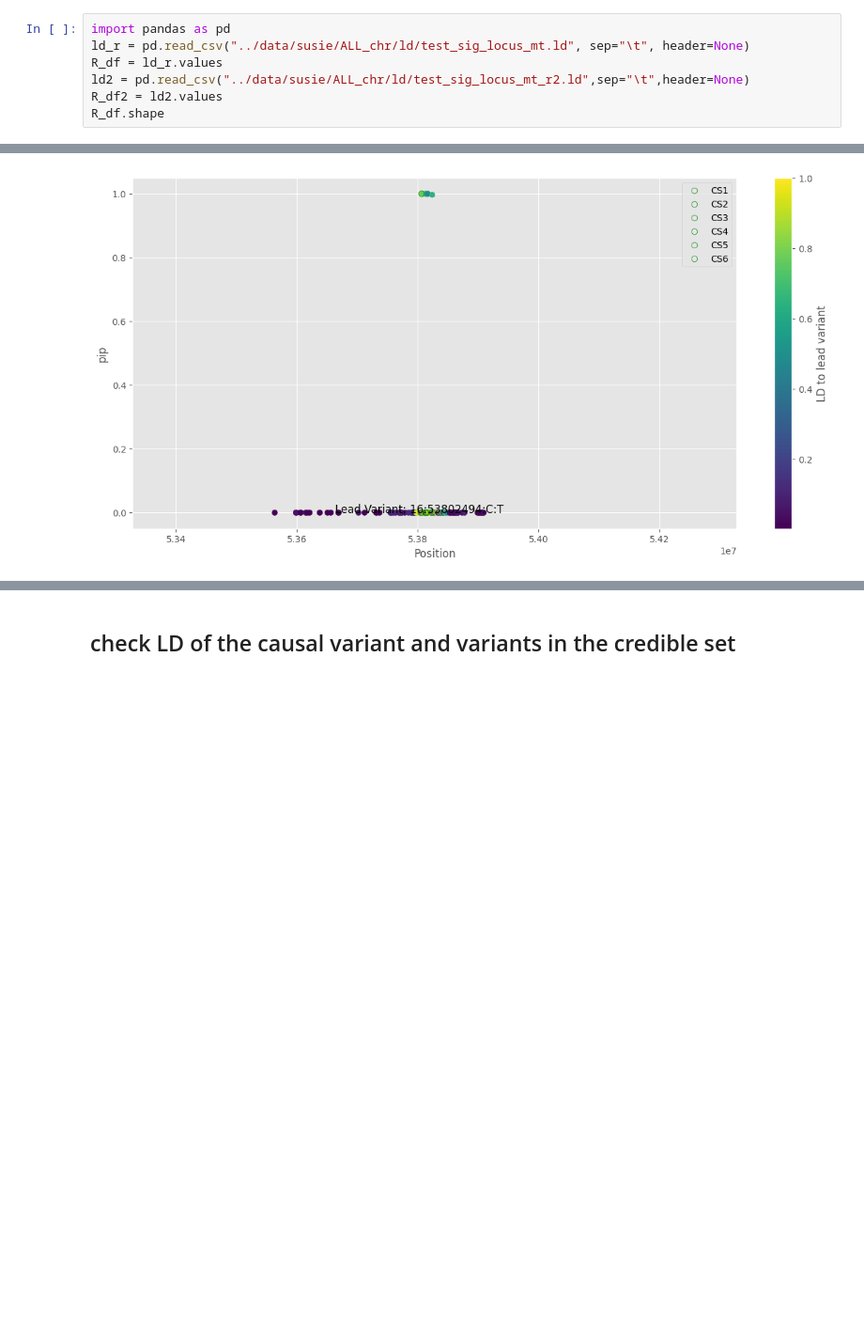
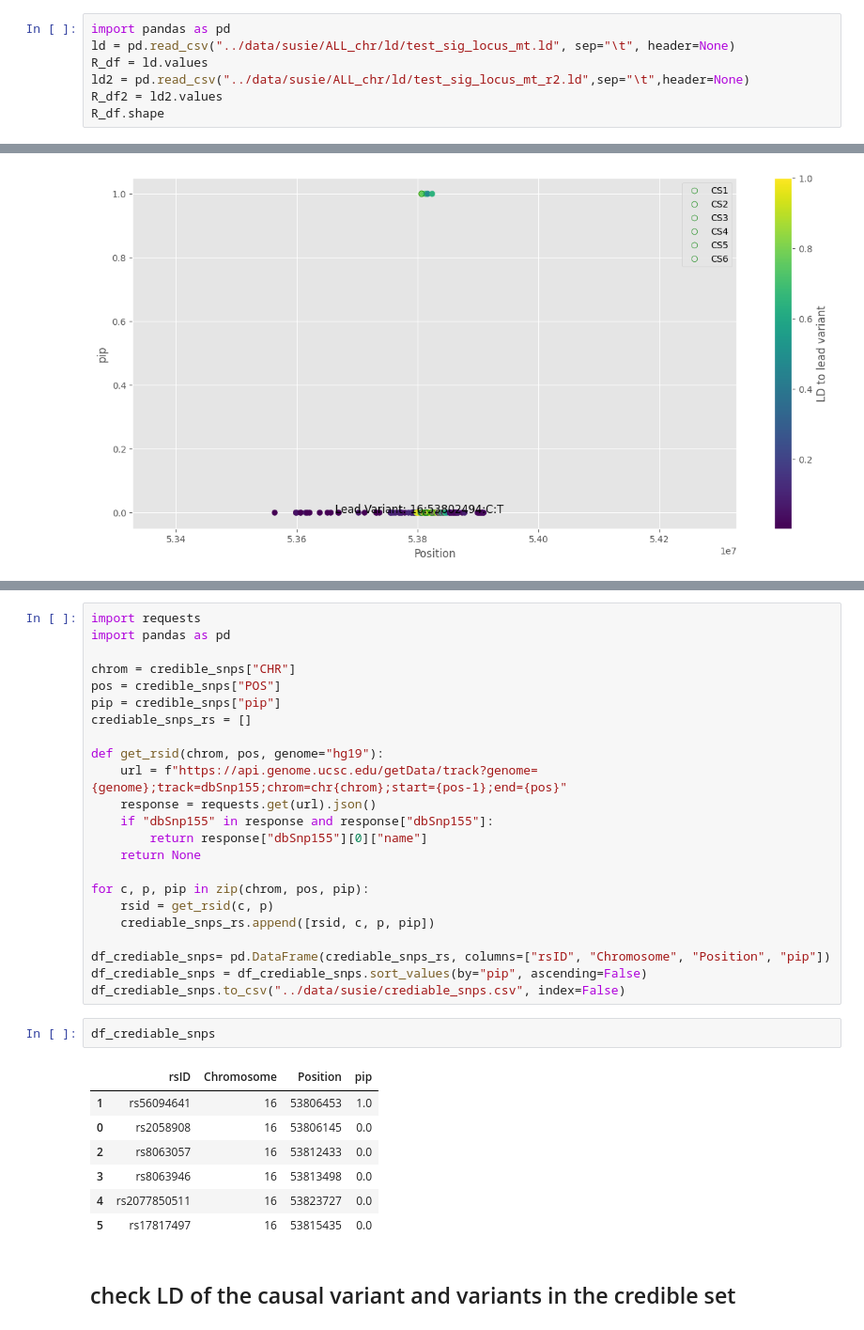
Before and after one commit to Edilawit-Manaye/hypothesis-generation_demo, a Jupyter notebook: notebooks/finemapping_susie_for_ALL_chr_updated.ipynb, the cells around one changed output, grey strips where cells are left out. Shown at 94% size. Saved outputs shown, nothing was run; the diff lists cells and outputs as text; blank space fills up the shorter version.

Commit message:
annotate rsids for credible snps

```diff
--- a/notebooks/finemapping_susie_for_ALL_chr_updated.ipynb
+++ b/notebooks/finemapping_susie_for_ALL_chr_updated.ipynb
@@ -446,8 +446,8 @@ susieR = importr('susieR')
 ## Visualization of LD (Linkage Disequilibrium) Matrices
 # %%
 import pandas as pd
-ld_r = pd.read_csv("../data/susie/ALL_chr/ld/test_sig_locus_mt.ld", sep="\t", header=None)
-R_df = ld_r.values
+ld = pd.read_csv("../data/susie/ALL_chr/ld/test_sig_locus_mt.ld", sep="\t", header=None)
+R_df = ld.values
 ld2 = pd.read_csv("../data/susie/ALL_chr/ld/test_sig_locus_mt_r2.ld",sep="\t",header=None)
 R_df2 = ld2.values
 R_df.shape
@@ -729,3 +770,36 @@ print(credible_snps)
+# %%
+import requests
+import pandas as pd
+
+chrom = credible_snps["CHR"]
+pos = credible_snps["POS"]
+pip = credible_snps["pip"]
+crediable_snps_rs = []
+
+def get_rsid(chrom, pos, genome="hg19"):
+    url = f"https://api.genome.ucsc.edu/getData/track?genome={genome};track=dbSnp155;chrom=chr{chrom};start={pos-1};end={pos}"
+    response = requests.get(url).json()
+    if "dbSnp155" in response and response["dbSnp155"]:
+        return response["dbSnp155"][0]["name"]
+    return None
+
+for c, p, pip in zip(chrom, pos, pip):
+    rsid = get_rsid(c, p)
+    crediable_snps_rs.append([rsid, c, p, pip])
+
+df_crediable_snps= pd.DataFrame(crediable_snps_rs, columns=["rsID", "Chromosome", "Position", "pip"])
+df_crediable_snps = df_crediable_snps.sort_values(by="pip", ascending=False)
+df_crediable_snps.to_csv("../data/susie/crediable_snps.csv", index=False)
+# %%
+df_crediable_snps
+# %% [output]
+|  | rsID | Chromosome | Position | pip |
+| 1 | rs56094641 | 16 | 53806453 | 1.0 |
+| 0 | rs2058908 | 16 | 53806145 | 0.0 |
+| 2 | rs8063057 | 16 | 53812433 | 0.0 |
+| 3 | rs8063946 | 16 | 53813498 | 0.0 |
+| 4 | rs2077850511 | 16 | 53823727 | 0.0 |
+| 5 | rs17817497 | 16 | 53815435 | 0.0 |
 # %% [markdown]
 ## check LD of the causal variant and variants in the credible set
 # %%
```
Also changed, not shown: parts of 5 cells of this notebook.
